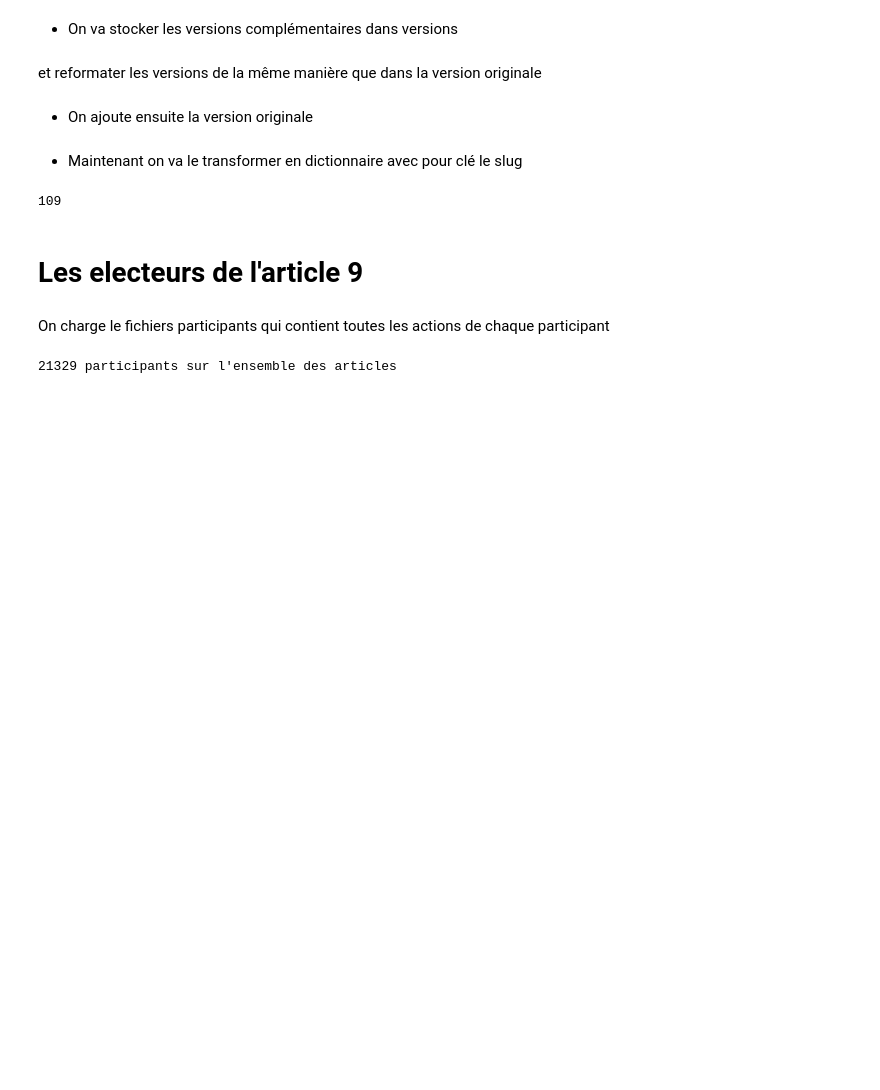
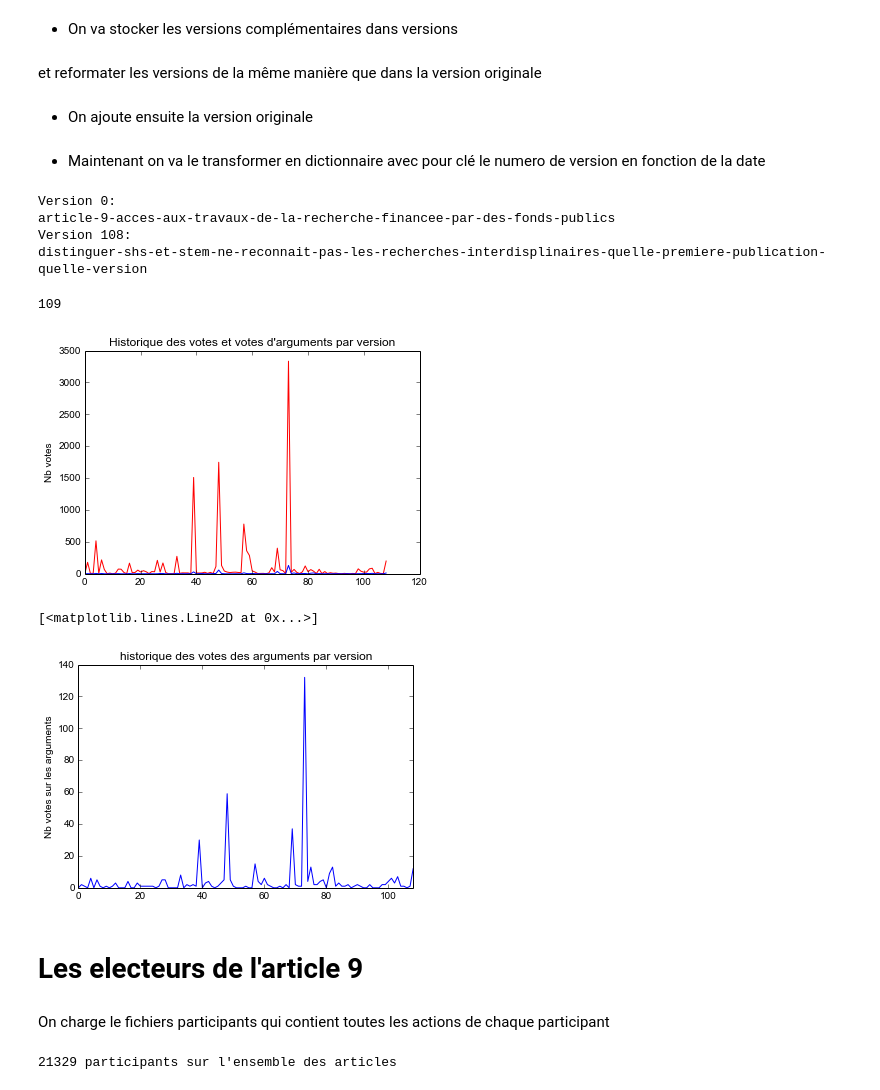
Before and after one commit to c24b/hackrepnum_article9, a Jupyter notebook: Article9_5.ipynb, the cells around one changed output. Drawn from its saved outputs; the diff is of its cells as text; code cells hidden in the pictures; blank space fills up the shorter version.

```diff
--- a/Article9_5.ipynb
+++ b/Article9_5.ipynb
@@ -22,6 +24,8 @@ with open("article9.json", "r") as f:
 # %% [markdown]
 * On va stocker le détail des participations de l'article 9 dans version_originale de la manière suivante:
 # %%
+#Pour rappel
+#print article9.keys()
 version_originale = {
                 "date": article9["created_at"],
                 "link": article9["article_link"],
@@ -34,6 +38,10 @@ version_originale = {
                 "votes_arguments": [],
                 "sources":article9["sources"],
                 "votes_sources": [],
+                "total_votes": article9["votes_total"],
+                #les décomptes de votes sur les arguments ne sont pas disponible dans l'article9
+                  # seulement le nombre d'arguments
+                "total_arguments_votes": article9["arguments_count"]
                }
 # %% [markdown]
 * On va stocker les versions complémentaires dans versions
@@ -61,15 +75,49 @@ for v in versions:
 # %%
 versions_c.append(version_originale)
 # %% [markdown]
-* Maintenant on va le transformer en dictionnaire avec pour clé le slug
+* Maintenant on va le transformer en dictionnaire avec pour clé le numero de version
+en fonction de la date
-# %%
-versions_d = {}
-for v in versions_c:
-    versions_d[v["slug"]] = v
-# %%
-print len(versions_d)
-# %% [output]
-109
+# %%
+versions_c = sorted(versions_c, key=lambda k: k['date'])
+versions_nb = {}
+versions_d = {}
+for i,v in enumerate(versions_c):
+    versions_nb["V"+str(i)] = v
+    versions_d[v["slug"]] = v
+#Le premier est bien la V0
+print "Version 0:\n", versions_nb["V0"]["slug"]
+#Le dernier est :
+print "Version 108:\n", versions_nb["V108"]["slug"]
+# %% [output]
+Version 0:
+article-9-acces-aux-travaux-de-la-recherche-financee-par-des-fonds-publics
+Version 108:
+distinguer-shs-et-stem-ne-reconnait-pas-les-recherches-interdisplinaires-quelle-premiere-publication-quelle-version
+# %%
+#On vérifie le nombre de versions
+print len(versions_d)
+# %% [output]
+109
+# %%
+N = len(versions_d)
+votes_infos = [v["total_votes"]  for v in versions_nb.values()]
+import pylab
+args_infos = [v["total_arguments_votes"]  for v in versions_nb.values()]
+plt.title("Historique des votes et votes d'arguments par version")
+plt.ylabel('Nb votes')
+#pylab.xlim([0,108])
+plt.plot(votes_infos,color='r')
+plt.plot(args_infos,color='b')
+
+plt.show()
+plt.title("historique des votes des arguments par version")
+plt.ylabel('Nb votes sur les arguments')
+pylab.xlim([0,108])
+plt.plot(args_infos,color='b')
+# %% [output]
+[figure, added]
+[<matplotlib.lines.Line2D at 0x...>]
+[figure, added]
 # %% [markdown]
 # Les electeurs de l'article 9
 # %% [markdown]
```
Also changed, not shown: parts of 25 cells of this notebook, 47 other files.
